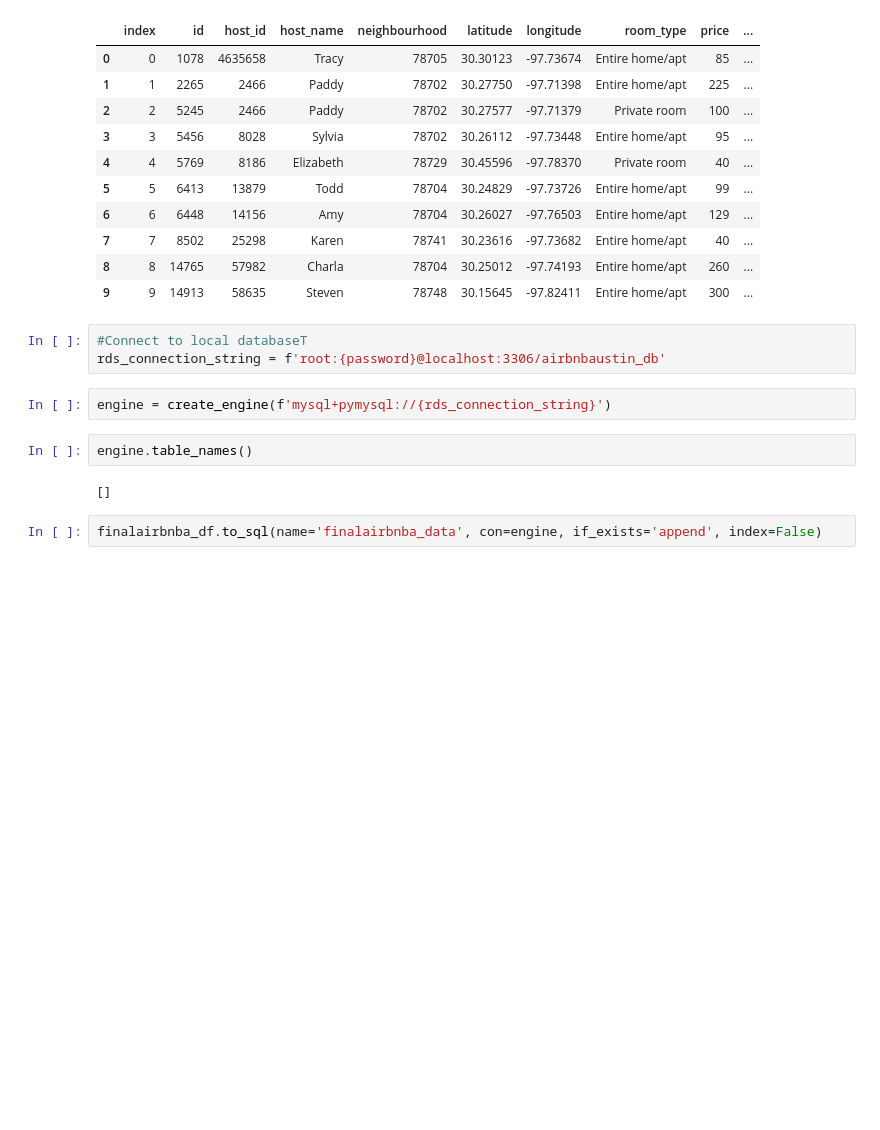
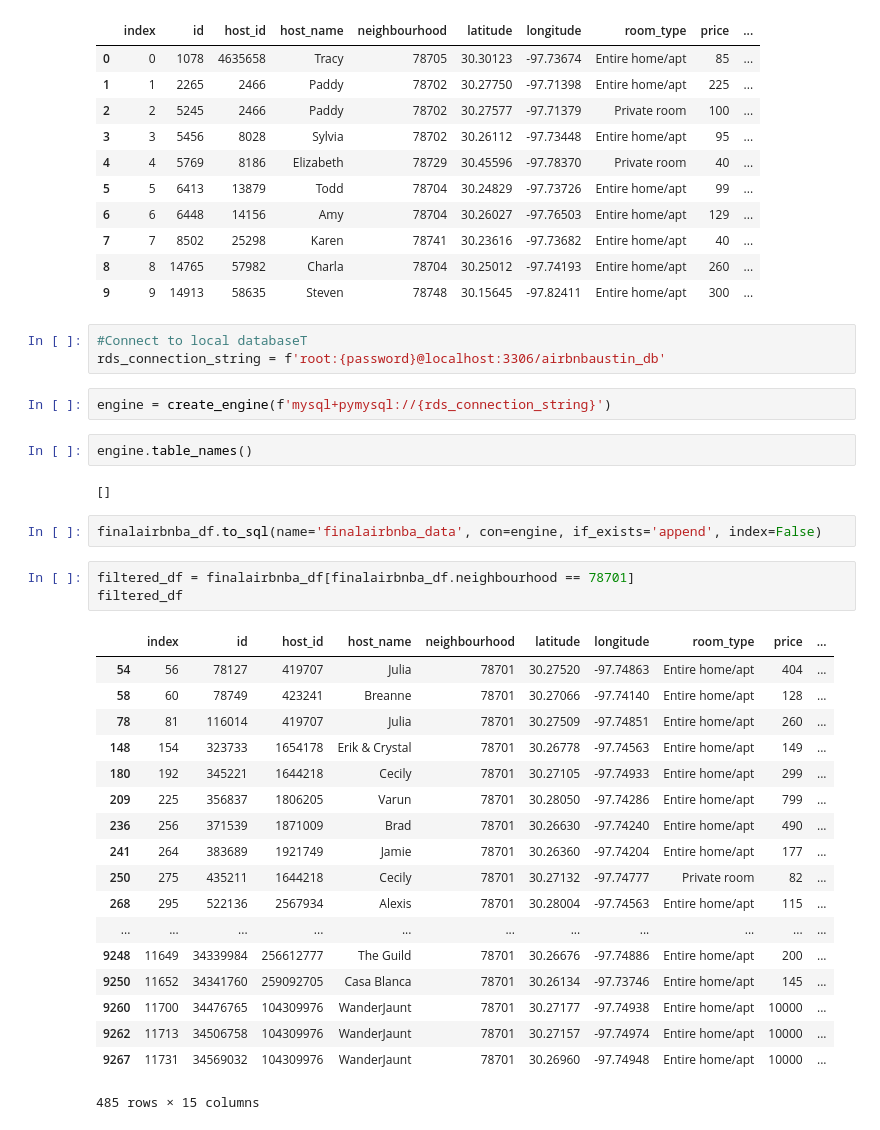
Before and after one commit to yanzi1210/project2_AirbnbAustin, a Jupyter notebook: Airbnba.ipynb, the cells around one changed output. Saved outputs shown, nothing was run; the diff lists cells and outputs as text; blank space fills up the shorter version.

```diff
--- a/Airbnba.ipynb
+++ b/Airbnba.ipynb
@@ -107,3 +107,25 @@ engine.table_names()
 []
 # %%
 finalairbnba_df.to_sql(name='finalairbnba_data', con=engine, if_exists='append', index=False)
+# %%
+filtered_df = finalairbnba_df[finalairbnba_df.neighbourhood == 78701]
+filtered_df
+# %% [output]
+|  | index | id | host_id | host_name | neighbourhood | latitude | longitude | room_type | price | ... |
+| 54 | 56 | 78127 | 419707 | Julia | 78701 | 30.27520 | -97.74863 | Entire home/apt | 404 | ... |
+| 58 | 60 | 78749 | 423241 | Breanne | 78701 | 30.27066 | -97.74140 | Entire home/apt | 128 | ... |
+| 78 | 81 | 116014 | 419707 | Julia | 78701 | 30.27509 | -97.74851 | Entire home/apt | 260 | ... |
+| 148 | 154 | 323733 | 1654178 | Erik & Crystal | 78701 | 30.26778 | -97.74563 | Entire home/apt | 149 | ... |
+| 180 | 192 | 345221 | 1644218 | Cecily | 78701 | 30.27105 | -97.74933 | Entire home/apt | 299 | ... |
+| 209 | 225 | 356837 | 1806205 | Varun | 78701 | 30.28050 | -97.74286 | Entire home/apt | 799 | ... |
+| 236 | 256 | 371539 | 1871009 | Brad | 78701 | 30.26630 | -97.74240 | Entire home/apt | 490 | ... |
+| 241 | 264 | 383689 | 1921749 | Jamie | 78701 | 30.26360 | -97.74204 | Entire home/apt | 177 | ... |
+| 250 | 275 | 435211 | 1644218 | Cecily | 78701 | 30.27132 | -97.74777 | Private room | 82 | ... |
+| 268 | 295 | 522136 | 2567934 | Alexis | 78701 | 30.28004 | -97.74563 | Entire home/apt | 115 | ... |
+| ... | ... | ... | ... | ... | ... | ... | ... | ... | ... | ... |
+| 9248 | 11649 | 34339984 | 256612777 | The Guild | 78701 | 30.26676 | -97.74886 | Entire home/apt | 200 | ... |
+| 9250 | 11652 | 34341760 | 259092705 | Casa Blanca | 78701 | 30.26134 | -97.73746 | Entire home/apt | 145 | ... |
+| 9260 | 11700 | 34476765 | 104309976 | WanderJaunt | 78701 | 30.27177 | -97.74938 | Entire home/apt | 10000 | ... |
+| 9262 | 11713 | 34506758 | 104309976 | WanderJaunt | 78701 | 30.27157 | -97.74974 | Entire home/apt | 10000 | ... |
+| 9267 | 11731 | 34569032 | 104309976 | WanderJaunt | 78701 | 30.26960 | -97.74948 | Entire home/apt | 10000 | ... |
+485 rows × 15 columns
```
Also changed, not shown: parts of 3 cells of this notebook, 5 other files.
